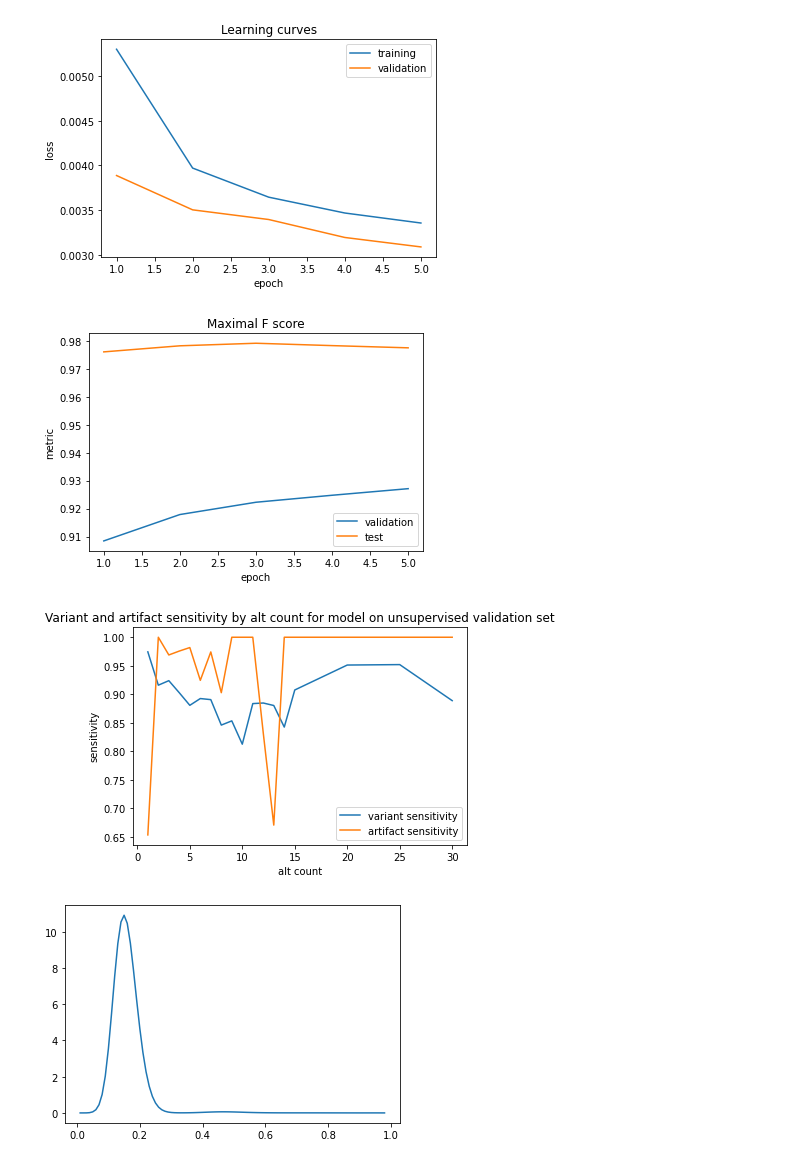
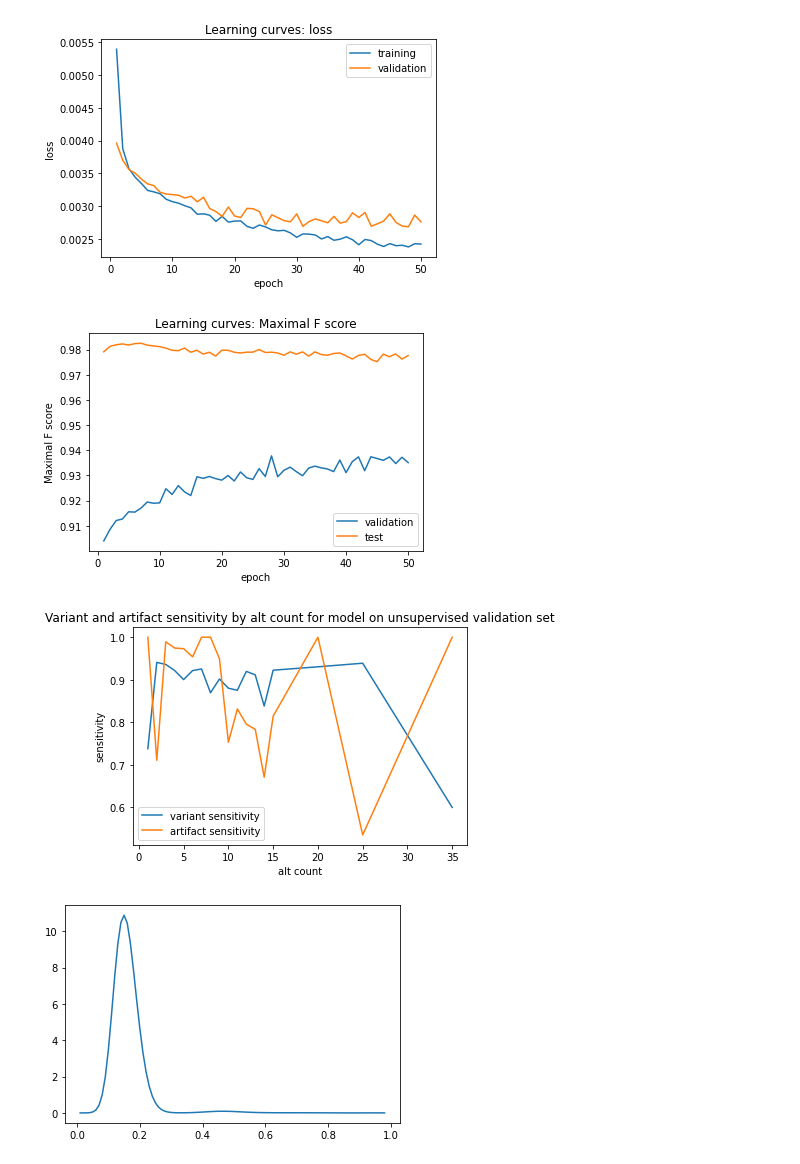
Before and after one commit to davidbenjamin/permutect, a Jupyter notebook: mutect3.ipynb, the cells around one changed output. Drawn from its saved outputs; the diff is of its cells as text; code cells hidden in the pictures.

Commit message:
generate posterior model after each epoch

```diff
--- a/mutect3.ipynb
+++ b/mutect3.ipynb
@@ -93,7 +93,6 @@ def train_model(model, train_loader, valid_loader, test_loader, num_epochs):
     valid_Fs = []
     test_Fs = []
 
-    model.uncalibrate() # discard any previous calibration before training (useful in case we re-run this for extra epochs)
     for epoch in range(1, num_epochs + 1):
         print("Epoch " + str(epoch))
         for (loader, losses, epoch_type) in [(train_loader, train_losses, "training"), (valid_loader, valid_losses, "validating")]:
@@ -113,8 +112,14 @@ def train_model(model, train_loader, valid_loader, test_loader, num_epochs):
             losses.append(epoch_loss / (len(loader)*BATCH_SIZE))
         # end of epoch
         valid_Fs.append(validation.get_optimal_f_score(model, valid_loader))
-        test_Fs.append(validation.get_optimal_f_score(model, test_loader, m2_filters_to_keep = {'normal_artifact'}))
-        # TODO: put some test loader metric, like F score or AUROC, here
+
+        # generate the full posterior model after each epoch to measure test set performance
+        calibrated_model = ReadSetClassifierWithTemperature(model)
+        calibrated_model.set_temperature(valid_loader)
+        artifact_proportion, artifact_spectrum, variant_spectrum = spectrum.learn_af_spectra(calibrated_model, test_loader, m2_filters_to_keep = {'normal_artifact'}, threshold=-4.0)
+        posterior_model = PriorAdjustedReadSetClassifier(calibrated_model, artifact_proportion, artifact_spectrum, variant_spectrum)
+        test_Fs.append(validation.get_optimal_f_score(posterior_model, test_loader, m2_filters_to_keep = {'normal_artifact'}))
+
     # model is trained
 
     return train_losses, valid_losses, valid_Fs, test_Fs
@@ -136,29 +141,30 @@ def run_evaluation(training_pickles, test_pickle, num_epochs=EPOCHS):
     train_loader, valid_loader, test_loader = make_data_loaders(train, valid, test)
     model = ReadSetClassifier([NUM_READ_FEATURES, 20, 20], [NUM_INFO_FEATURES, 10, 10], [10]).float()
     train_losses, valid_losses, valid_Fs, test_Fs = train_model(model, train_loader, valid_loader, test_loader, num_epochs)
-    plotting.plot_learning_curves(train_losses, valid_losses)
-    plotting.plot_learning_metrics(valid_Fs, test_Fs)
+    plotting.plot_learning_metrics([train_losses, valid_losses], ["training", "validation"], "loss")
+    plotting.plot_learning_metrics([valid_Fs, test_Fs], ["validation", "test"], "Maximal F score")
 
-    # Calibration via temperature scaling
-    model.set_temperature(valid_loader)
-    valid_stats = validation.get_validation_stats(model, valid_loader)[0]
-    plotting.plot_sensitivities(valid_stats.confusion_matrices(), "model on unsupervised validation set")
+    calibrated_model = ReadSetClassifierWithTemperature(model)
+    calibrated_model.set_temperature(valid_loader)
+
+    valid_stats = validation.get_validation_stats(calibrated_model, valid_loader)[0]
+    valid_stats.plot_sensitivities("model on unsupervised validation set")
 
     # Posterior probability model
-    artifact_proportion, artifact_spectrum, variant_spectrum = spectrum.learn_af_spectra(model, test_loader, m2_filters_to_keep = {'normal_artifact'}, threshold=-4.0)
-    posterior_model = PriorAdjustedReadSetClassifier(model, artifact_proportion, artifact_spectrum, variant_spectrum)
+    artifact_proportion, artifact_spectrum, variant_spectrum = spectrum.learn_af_spectra(calibrated_model, test_loader, m2_filters_to_keep = {'normal_artifact'}, threshold=-4.0)
+    posterior_model = PriorAdjustedReadSetClassifier(calibrated_model, artifact_proportion, artifact_spectrum, variant_spectrum)
     artifact_spectrum.plot_spectrum()
     variant_spectrum.plot_spectrum()
 
-    artifact_threshold = 1 - threshold.calculate_true_prob_threshold(model, test_loader, {'normal_artifact'})
+    artifact_threshold = 1 - threshold.calculate_true_prob_threshold(calibrated_model, test_loader, {'normal_artifact'})
     logit_threshold = np.log(artifact_threshold/(1 - artifact_threshold))
 
-    test_stats = validation.get_validation_stats(model, test_loader, {'normal_artifact'}, [logit_threshold])[0]
-    plotting.plot_sensitivities(test_stats.confusion_matrices(), "model on test set")
+    test_stats = validation.get_validation_stats(calibrated_model, test_loader, {'normal_artifact'}, [logit_threshold])[0]
+    test_stats.plot_sensitivities("model on test set")
     posterior_test_stats = validation.get_validation_stats(posterior_model, test_loader, {'normal_artifact'}, [-1])[0]
-    plotting.plot_sensitivities(posterior_test_stats.confusion_matrices(), "model on test set with AF priors")
+    posterior_test_stats.plot_sensitivities("model on test set with AF priors")
     m2_stats = validation.get_m2_validation_stats(test_loader)
-    plotting.plot_sensitivities(m2_stats.confusion_matrices(), "Mutect2 on test set")
+    m2_stats.plot_sensitivities("Mutect2 on test set")
     print("M3 sensitivity and precision: " + str(posterior_test_stats.sensitivity()) + ", " + str(posterior_test_stats.precision()))
     print("M2 sensitivity and precision: " + str(m2_stats.sensitivity()) + ", " + str(m2_stats.precision()))
 
@@ -192,7 +198,7 @@ DREAM_2_TEST = DIR + 'dream2-test.pickle'
 DREAM_3_TEST = DIR + 'dream3-test.pickle'
 DREAM_4_TEST = DIR + 'dream4-test.pickle'
 # %%
-run_evaluation([DREAM_1_PAIR], DREAM_1_TEST, 5)
+run_evaluation([DREAM_1_PAIR], DREAM_1_TEST, 50)
 # %% [output]
 Loading datasets from pickled files
 Dataset sizes -- training: 172216, validation: 19136, test: 17645
@@ -210,4 +220,4 @@ Minimum distance to sens=1, prec=1 corner: 0.04241134231862898
-[figure, old version]
+[figure, new version]
-[figure, old version]
+[figure, new version]
-[figure, old version]
+[figure, new version]
 [figure]
```
Also changed, not shown: parts of 3 cells of this notebook, 4 other files.
